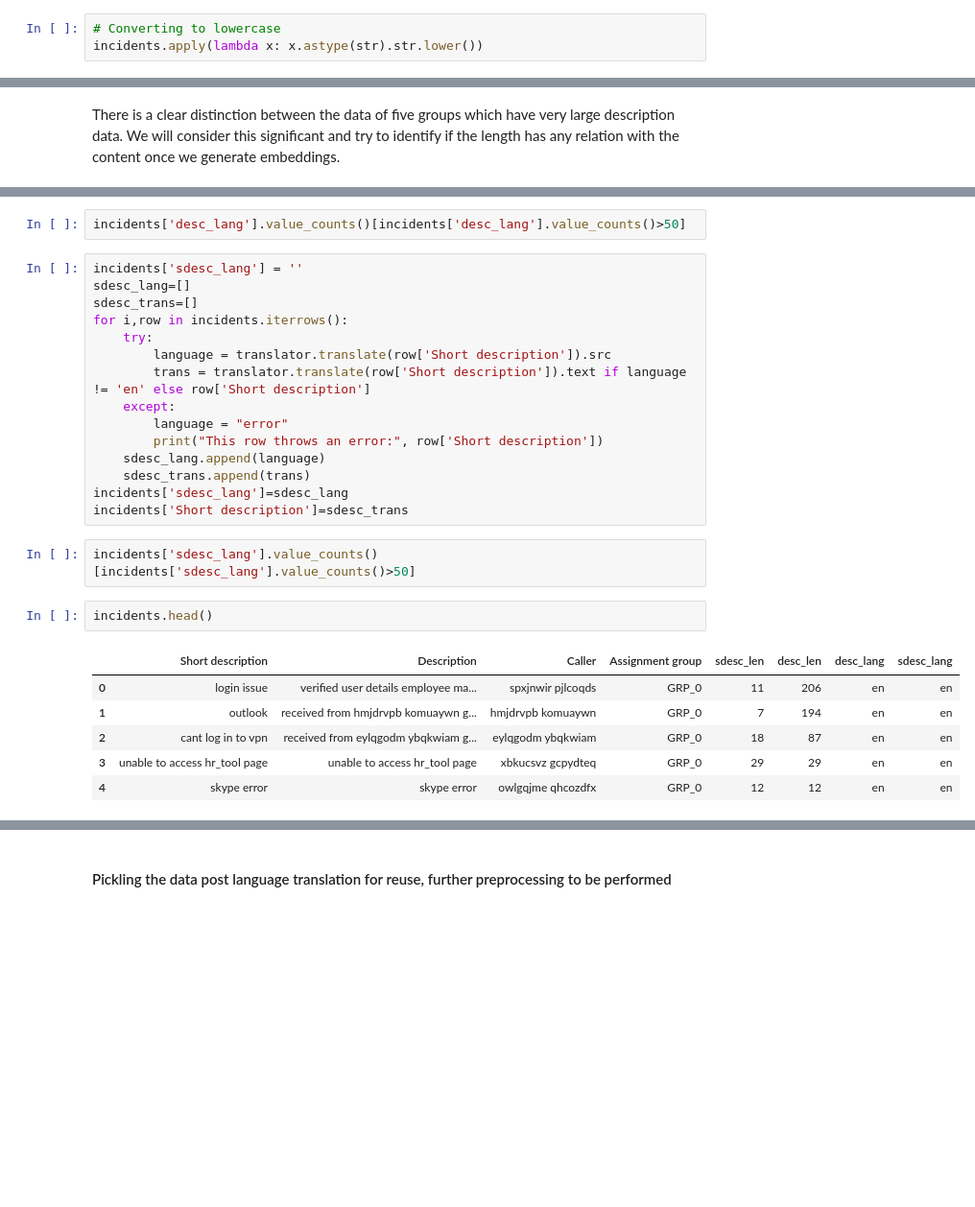
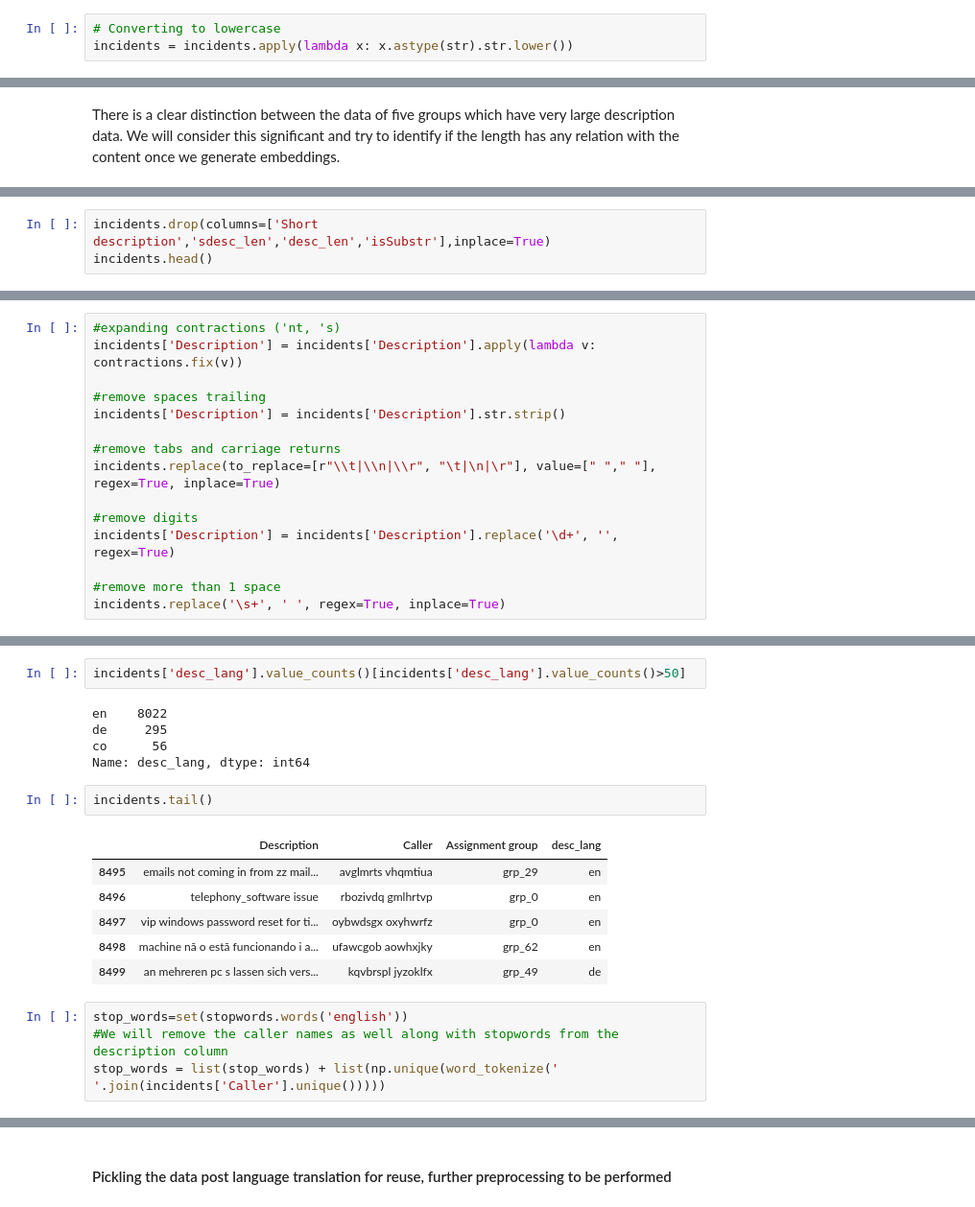
Before and after one commit to arvind2047/gl_capstone, a Jupyter notebook: GL_AIML_Capstone_Sep2020.ipynb, the cells around one changed output, grey strips where cells are left out. Shown at 96% size. Drawn from its saved outputs; the diff is of its cells as text; blank space fills up the shorter version.

```diff
--- a/GL_AIML_Capstone_Sep2020.ipynb
+++ b/GL_AIML_Capstone_Sep2020.ipynb
@@ -199,4 +220,4 @@ Removing 83 duplicate rows
 (8408, 4)
 # %%
 # Converting to lowercase
-incidents.apply(lambda x: x.astype(str).str.lower())
+incidents = incidents.apply(lambda x: x.astype(str).str.lower())
@@ -433,0 +415,3 @@ There is a clear distinction between the data of five groups which have very lar
+# %%
+incidents.drop(columns=['Short description','sdesc_len','desc_len','isSubstr'],inplace=True)
+incidents.head()
@@ -434 +446,16 @@ There is a clear distinction between the data of five groups which have very lar
+# %%
+#expanding contractions ('nt, 's)
+incidents['Description'] = incidents['Description'].apply(lambda v: contractions.fix(v))
+
+#remove spaces trailing
+incidents['Description'] = incidents['Description'].str.strip()
+
+#remove tabs and carriage returns
+incidents.replace(to_replace=[r"\\t|\\n|\\r", "\t|\n|\r"], value=[" "," "], regex=True, inplace=True)
+
+#remove digits
+incidents['Description'] = incidents['Description'].replace('\d+', '', regex=True)
+
+#remove more than 1 space
+incidents.replace('\s+', ' ', regex=True, inplace=True)
 # %% [markdown]
@@ -457,28 +484,20 @@ This row throws an error: i want recover folder
 # %%
 incidents['desc_lang'].value_counts()[incidents['desc_lang'].value_counts()>50]
+# %% [output]
+en    8022
+de     295
+co      56
+Name: desc_lang, dtype: int64
-# %%
-incidents['sdesc_lang'] = ''
-sdesc_lang=[]
-sdesc_trans=[]
-for i,row in incidents.iterrows():
-    try:
-        language = translator.translate(row['Short description']).src
-        trans = translator.translate(row['Short description']).text if language != 'en' else row['Short description']
-    except:
-        language = "error"
-        print("This row throws an error:", row['Short description'])
-    sdesc_lang.append(language)
-    sdesc_trans.append(trans)
-incidents['sdesc_lang']=sdesc_lang
-incidents['Short description']=sdesc_trans
-# %%
-incidents['sdesc_lang'].value_counts()[incidents['sdesc_lang'].value_counts()>50]
 # %%
-incidents.head()
+incidents.tail()
 # %% [output]
-|  | Short description | Description | Caller | Assignment group | sdesc_len | desc_len | desc_lang | sdesc_lang |
-| 0 | login issue | verified user details employee ma... | spxjnwir pjlcoqds | GRP_0 | 11 | 206 | en | en |
-| 1 | outlook | received from hmjdrvpb komuaywn g... | hmjdrvpb komuaywn | GRP_0 | 7 | 194 | en | en |
-| 2 | cant log in to vpn | received from eylqgodm ybqkwiam g... | eylqgodm ybqkwiam | GRP_0 | 18 | 87 | en | en |
-| 3 | unable to access hr_tool page | unable to access hr_tool page | xbkucsvz gcpydteq | GRP_0 | 29 | 29 | en | en |
-| 4 | skype error | skype error | owlgqjme qhcozdfx | GRP_0 | 12 | 12 | en | en |
+|  | Description | Caller | Assignment group | desc_lang |
+| 8495 | emails not coming in from zz mail... | avglmrts vhqmtiua | grp_29 | en |
+| 8496 | telephony_software issue | rbozivdq gmlhrtvp | grp_0 | en |
+| 8497 | vip windows password reset for ti... | oybwdsgx oxyhwrfz | grp_0 | en |
+| 8498 | machine nã o estã funcionando i a... | ufawcgob aowhxjky | grp_62 | en |
+| 8499 | an mehreren pc s lassen sich vers... | kqvbrspl jyzoklfx | grp_49 | de |
+# %%
+stop_words=set(stopwords.words('english'))
+#We will remove the caller names as well along with stopwords from the description column
+stop_words = list(stop_words) + list(np.unique(word_tokenize(' '.join(incidents['Caller'].unique()))))
```
Also changed, not shown: parts of 103 cells of this notebook.
